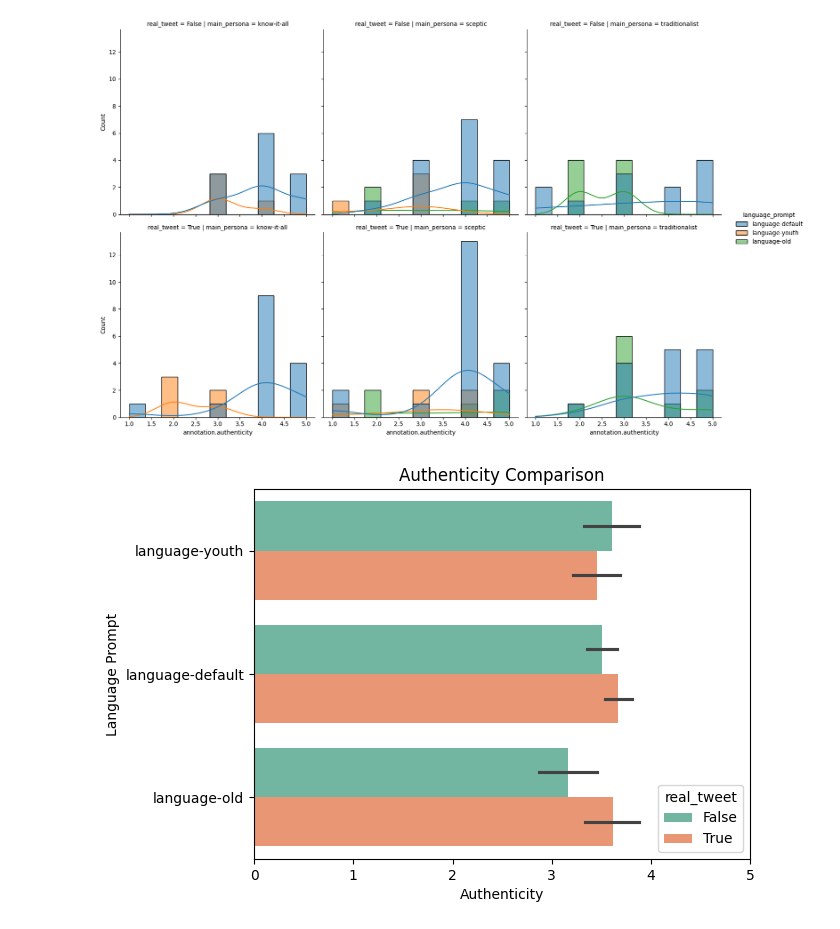
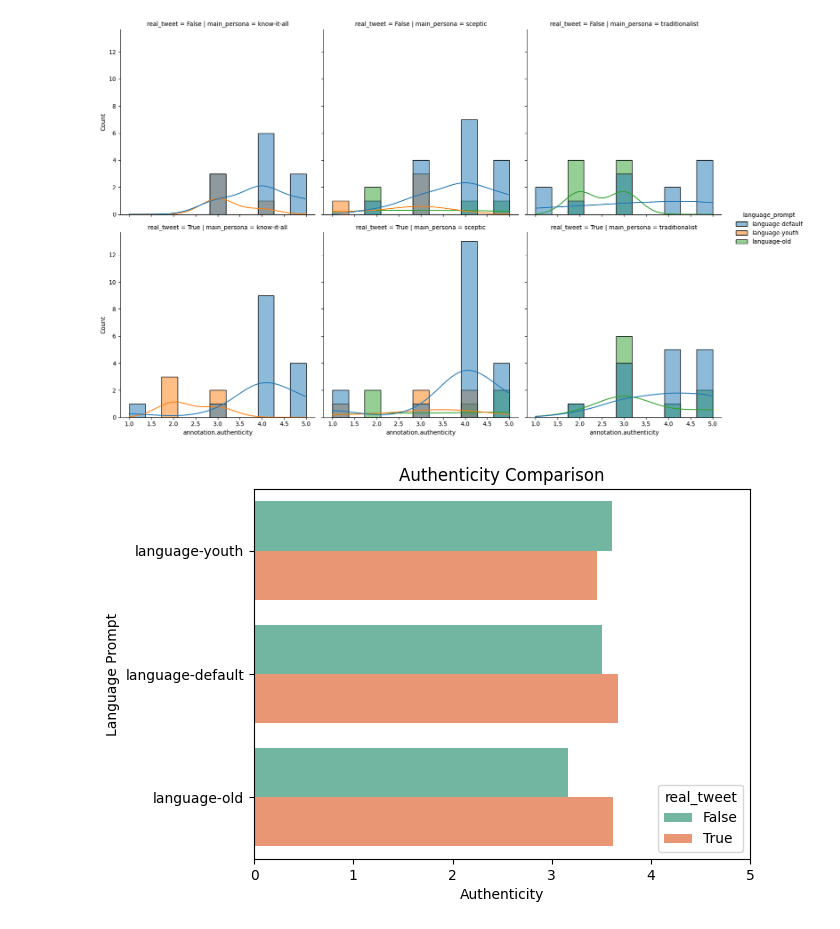
Before and after one commit to JanSt-nobot/TWON-Agents-RCS, a Jupyter notebook: experiments/RCS/0.1-Data-Processing.ipynb, the cells around one changed output. Drawn from its saved outputs; the diff is of its cells as text; code cells hidden in the pictures.

```diff
--- a/experiments/RCS/0.1-Data-Processing.ipynb
+++ b/experiments/RCS/0.1-Data-Processing.ipynb
@@ -227,14 +253,16 @@ ax = sns.displot(
 [figure]
 # %%
 # compare authenticity between real and generated tweets depending on language prompt
+plot_name = 'bar_chart_authenticity_per_language_realvfake'
 colors = sns.color_palette('Set2')
-ax = sns.barplot(y='language_prompt', x='annotation.authenticity', hue='real_tweet', data=dataset, palette=colors)
+ax = sns.barplot(y='language_prompt', x='annotation.authenticity', hue='real_tweet', data=dataset, palette=colors, errorbar=None)
 ax.set_xlim(0, 5)  # Set x-axis limit to 5
 ax.set_title('Authenticity Comparison')
 ax.set_ylabel('Language Prompt')
 ax.set_xlabel('Authenticity')
 sns.move_legend(ax, "lower right")
+ax.get_figure().savefig(f'{OUT_PATH}/{plot_name}.language.model.auth.pdf', format="pdf", bbox_inches="tight")
 # %% [output]
-[figure, old version]
+[figure, new version]
 # %%
 # compare tone between real and fake tweets depending on language prompt
```
Also changed, not shown: parts of 10 cells of this notebook, 7 other files.
